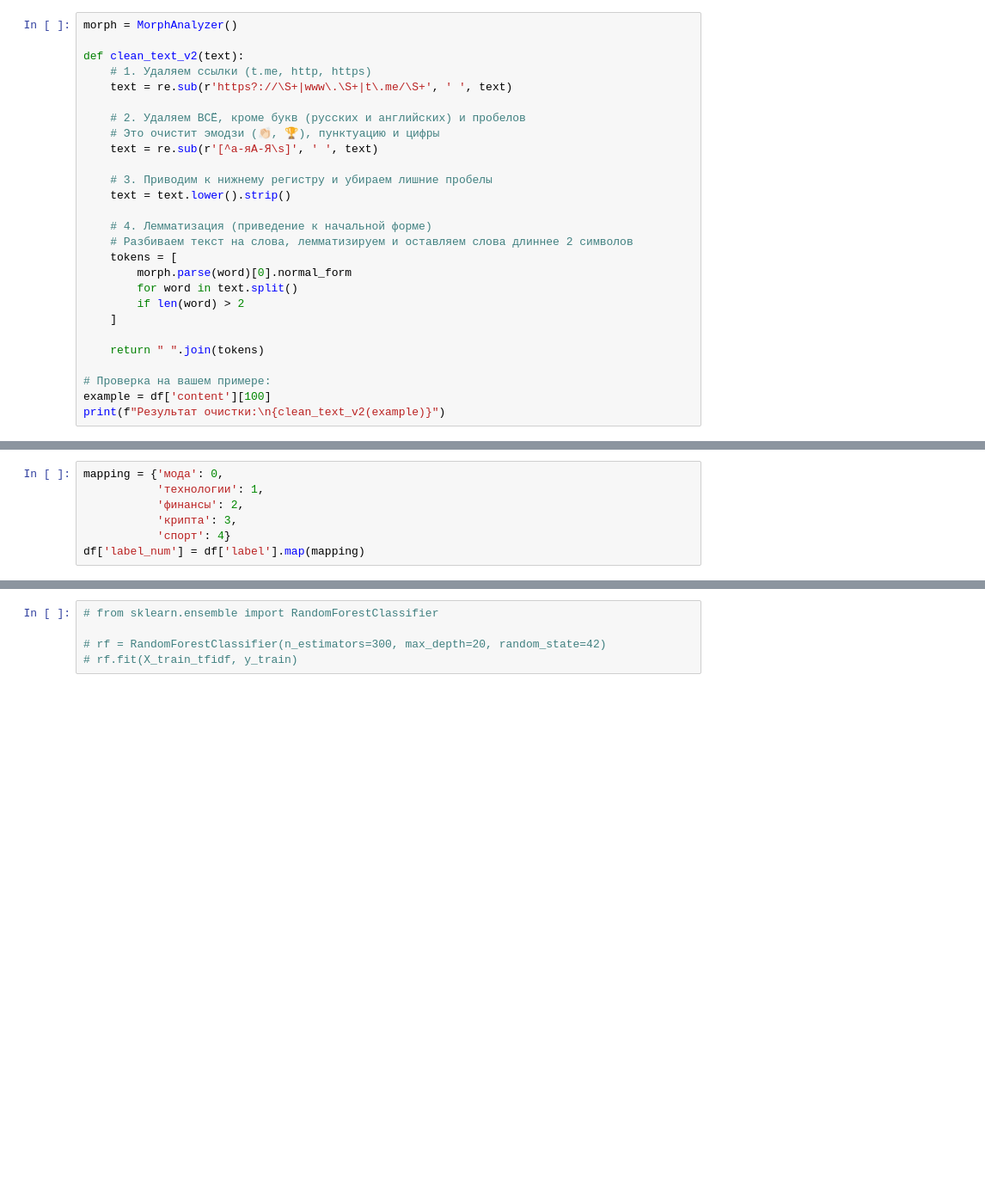
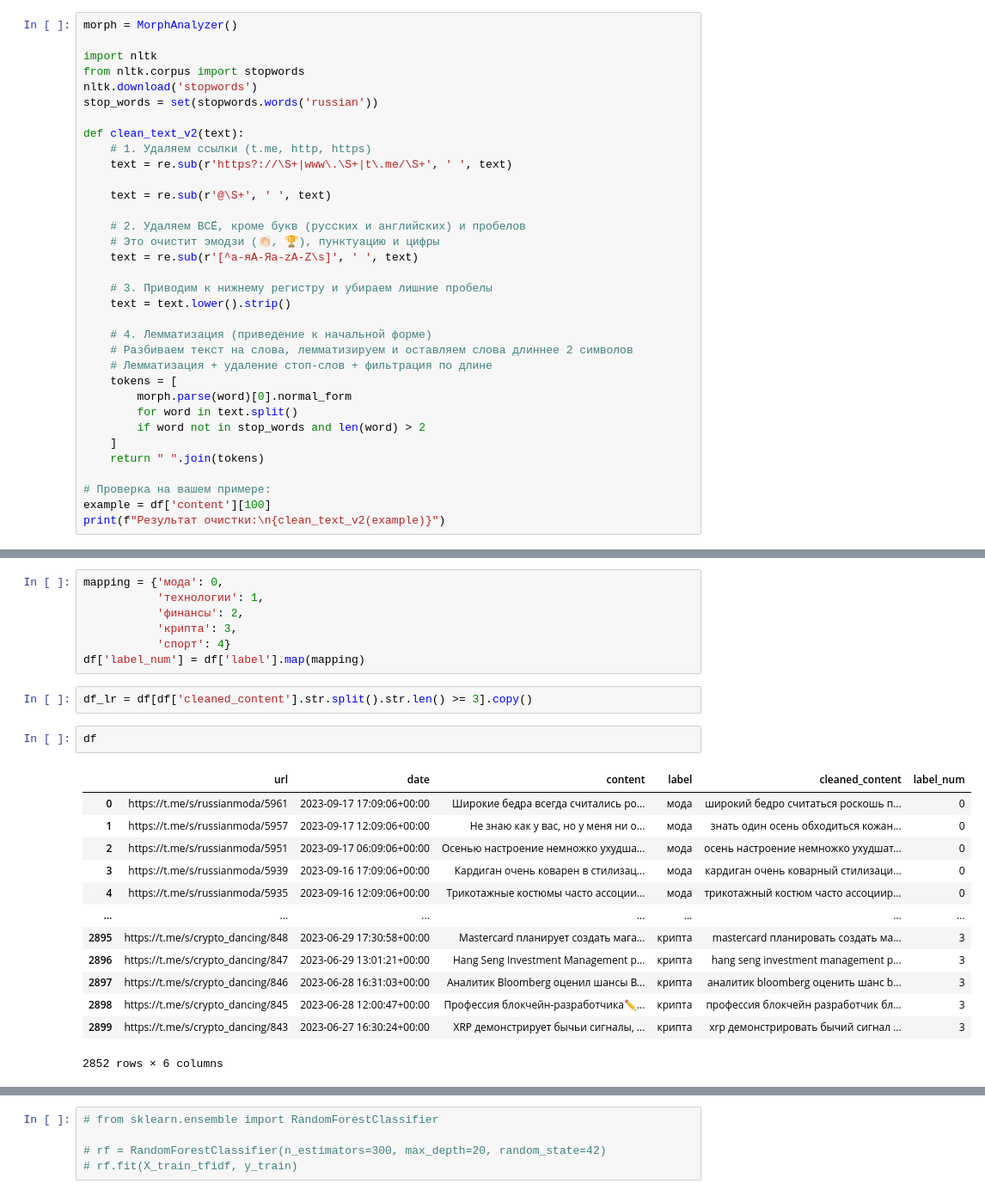
Before and after one commit to GitArkad/nlp_lora, a Jupyter notebook: clf_tg_news.ipynb, the cells around one changed output, grey strips where cells are left out. Shown at 86% size. Drawn from its saved outputs; the diff is of its cells as text; blank space fills up the shorter version.

```diff
--- a/clf_tg_news.ipynb
+++ b/clf_tg_news.ipynb
@@ -90,26 +91,33 @@ df['content'][1000]
 'Евгений Рылов не собирается прогибаться под требования МОК: олимпийский чемпион заявил, что откажется подписывать декларации для участия в ОИ."В МОК могут выдвинуть условия подписать декларацию, если ...
 # %%
 morph = MorphAnalyzer()
+
+import nltk
+from nltk.corpus import stopwords
+nltk.download('stopwords')
+stop_words = set(stopwords.words('russian'))
 
 def clean_text_v2(text):
     # 1. Удаляем ссылки (t.me, http, https)
     text = re.sub(r'https?://\S+|www\.\S+|t\.me/\S+', ' ', text)
 
+    text = re.sub(r'@\S+', ' ', text)
+
     # 2. Удаляем ВСЁ, кроме букв (русских и английских) и пробелов
     # Это очистит эмодзи (👏🏻, 🏆), пунктуацию и цифры
-    text = re.sub(r'[^а-яА-Я\s]', ' ', text)
+    text = re.sub(r'[^а-яА-Яa-zA-Z\s]', ' ', text)
 
     # 3. Приводим к нижнему регистру и убираем лишние пробелы
     text = text.lower().strip()
 
     # 4. Лемматизация (приведение к начальной форме)
     # Разбиваем текст на слова, лемматизируем и оставляем слова длиннее 2 символов
+    # Лемматизация + удаление стоп-слов + фильтрация по длине
     tokens = [
         morph.parse(word)[0].normal_form
         for word in text.split()
-        if len(word) > 2
+        if word not in stop_words and len(word) > 2
     ]
-
     return " ".join(tokens)
 
 # Проверка на вашем примере:
@@ -170,4 +186,22 @@ mapping = {'мода': 0,
            'крипта': 3,
            'спорт': 4}
 df['label_num'] = df['label'].map(mapping)
+# %%
+df_lr = df[df['cleaned_content'].str.split().str.len() >= 3].copy()
+# %%
+df
+# %% [output]
+|  | url | date | content | label | cleaned_content | label_num |
+| 0 | https://t.me/s/russianmoda/5961 | 2023-09-17 17:09:06+00:00 | Широкие бедра всегда считались ро... | мода | широкий бедро считаться роскошь п... | 0 |
+| 1 | https://t.me/s/russianmoda/5957 | 2023-09-17 12:09:06+00:00 | Не знаю как у вас, но у меня ни о... | мода | знать один осень обходиться кожан... | 0 |
+| 2 | https://t.me/s/russianmoda/5951 | 2023-09-17 06:09:06+00:00 | Осенью настроение немножко ухудша... | мода | осень настроение немножко ухудшат... | 0 |
+| 3 | https://t.me/s/russianmoda/5939 | 2023-09-16 17:09:06+00:00 | Кардиган очень коварен в стилизац... | мода | кардиган очень коварный стилизаци... | 0 |
+| 4 | https://t.me/s/russianmoda/5935 | 2023-09-16 12:09:06+00:00 | Трикотажные костюмы часто ассоции... | мода | трикотажный костюм часто ассоциир... | 0 |
+| ... | ... | ... | ... | ... | ... | ... |
+| 2895 | https://t.me/s/crypto_dancing/848 | 2023-06-29 17:30:58+00:00 | Mastercard планирует создать мага... | крипта | mastercard планировать создать ма... | 3 |
+| 2896 | https://t.me/s/crypto_dancing/847 | 2023-06-29 13:01:21+00:00 | Hang Seng Investment Management р... | крипта | hang seng investment management р... | 3 |
+| 2897 | https://t.me/s/crypto_dancing/846 | 2023-06-28 16:31:03+00:00 | Аналитик Bloomberg оценил шансы B... | крипта | аналитик bloomberg оценить шанс b... | 3 |
+| 2898 | https://t.me/s/crypto_dancing/845 | 2023-06-28 12:00:47+00:00 | Профессия блокчейн-разработчика✏️... | крипта | профессия блокчейн разработчик бл... | 3 |
+| 2899 | https://t.me/s/crypto_dancing/843 | 2023-06-27 16:30:24+00:00 | XRP демонстрирует бычьи сигналы, ... | крипта | xrp демонстрировать бычий сигнал ... | 3 |
+2852 rows × 6 columns
 # %%
```
Also changed, not shown: parts of 71 cells of this notebook.
